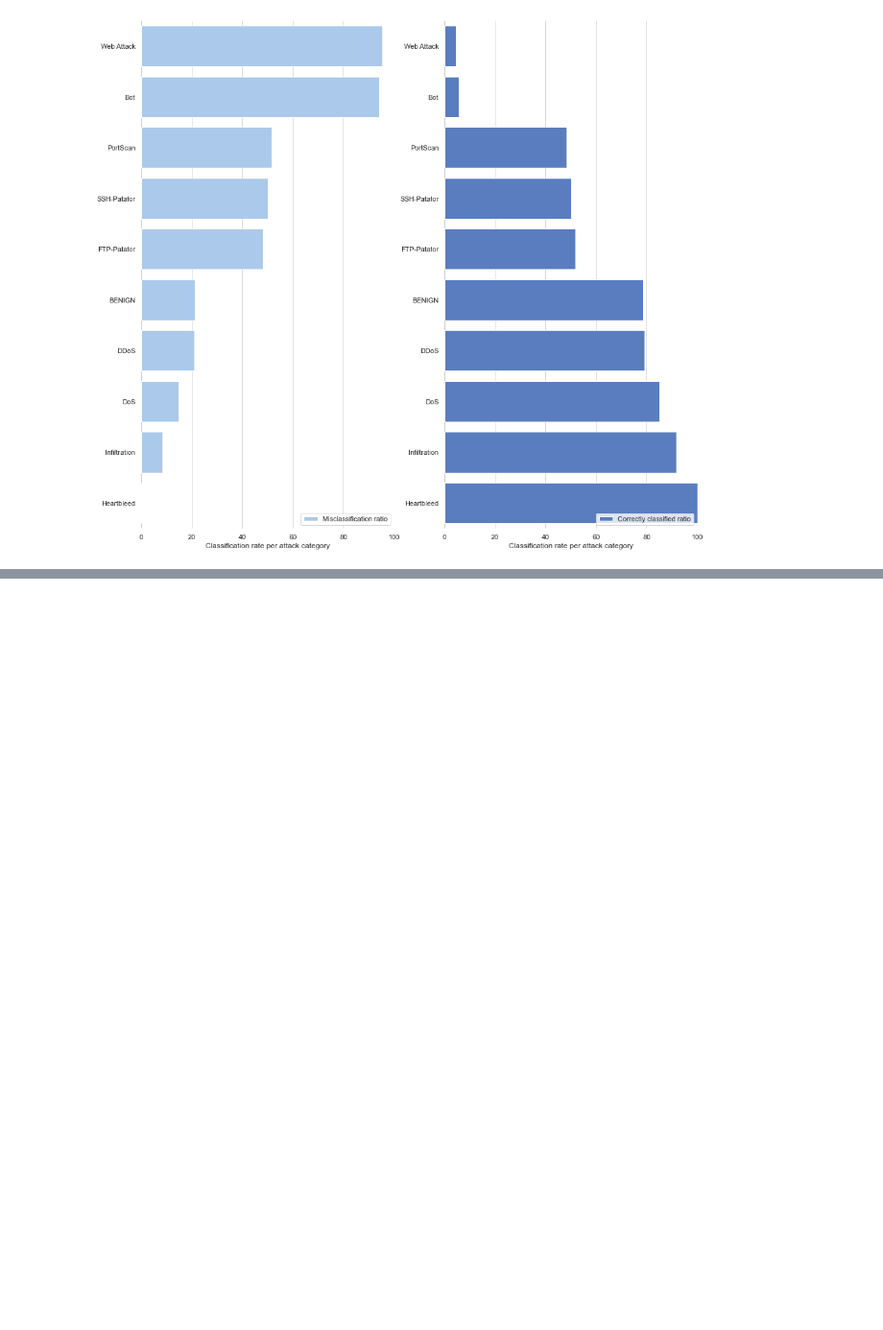
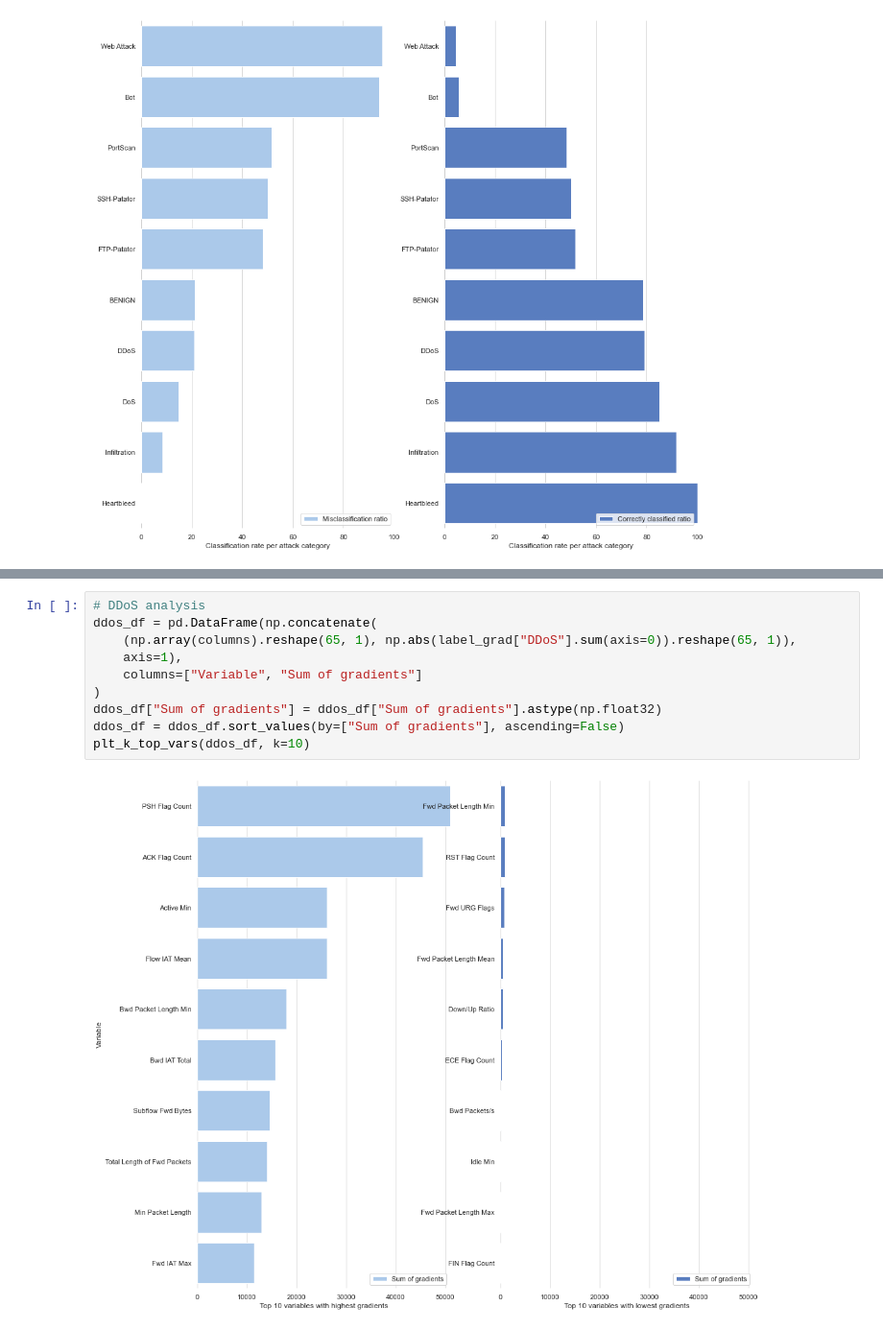
Before and after one commit to ireydiak/anomaly_detection_NRCAN, a Jupyter notebook: notebooks/multiclass_experiments/memae_multiclass.ipynb, the cells around one changed output, grey strips where cells are left out. Shown at 96% size. Cells and saved outputs as stored; diff of their text form; blank space fills up the shorter version.

```diff
--- a/notebooks/multiclass_experiments/memae_multiclass.ipynb
+++ b/notebooks/multiclass_experiments/memae_multiclass.ipynb
@@ -238,0 +334,12 @@ sns.despine(left=True, bottom=True)
+# %%
+# DDoS analysis
+ddos_df = pd.DataFrame(np.concatenate(
+    (np.array(columns).reshape(65, 1), np.abs(label_grad["DDoS"].sum(axis=0)).reshape(65, 1)),
+    axis=1),
+    columns=["Variable", "Sum of gradients"]
+)
+ddos_df["Sum of gradients"] = ddos_df["Sum of gradients"].astype(np.float32)
+ddos_df = ddos_df.sort_values(by=["Sum of gradients"], ascending=False)
+plt_k_top_vars(ddos_df, k=10)
+# %% [output]
+[figure, added]
```
Also changed, not shown: parts of 6 cells of this notebook, 3 other files.
